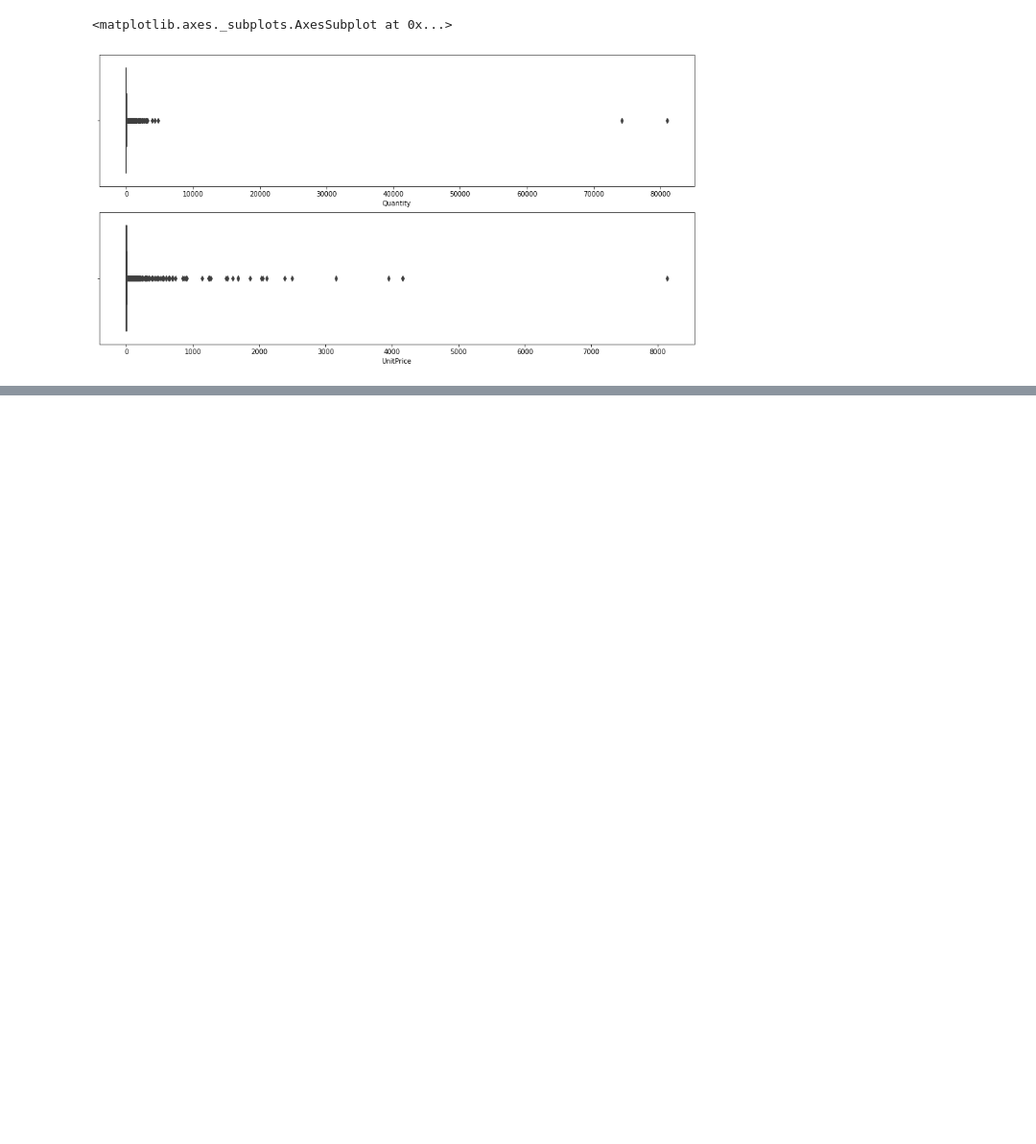
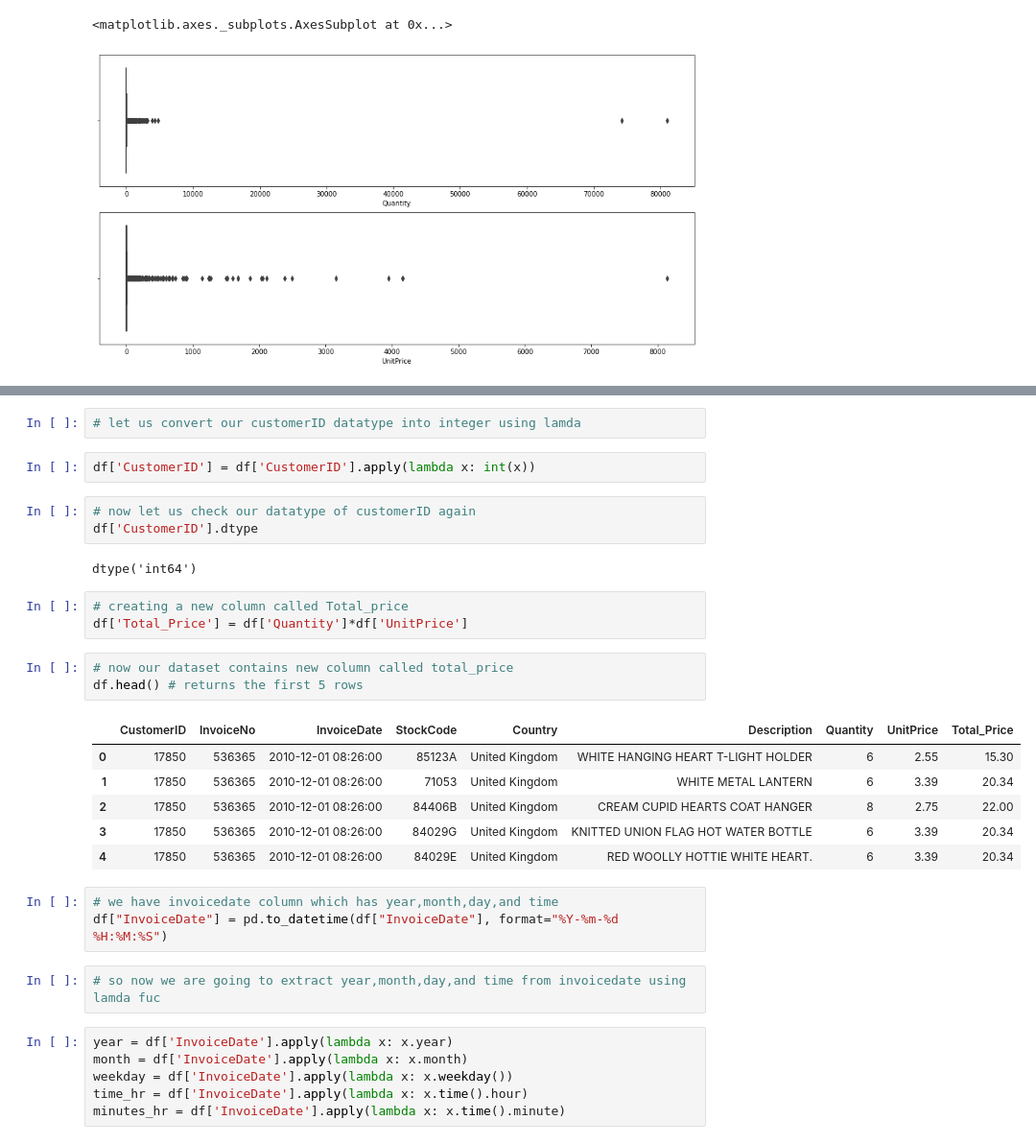
Before and after one commit to PratibhaSanganmath/ML-Online-Retail-Customer-segmentation, a Jupyter notebook: Online_Retail_Customer_Segmentation_1_Capstone_Project.ipynb, the cells around one changed output, grey strips where cells are left out. Shown at 96% size. Saved outputs shown, nothing was run; the diff lists cells and outputs as text; blank space fills up the shorter version.

```diff
--- a/Online_Retail_Customer_Segmentation_1_Capstone_Project.ipynb
+++ b/Online_Retail_Customer_Segmentation_1_Capstone_Project.ipynb
@@ -279,0 +286,33 @@ sns.boxplot(df['UnitPrice'])
+# %%
+# let us convert our customerID datatype into integer using lamda
+# %%
+df['CustomerID'] = df['CustomerID'].apply(lambda x: int(x))
+# %%
+# now let us check our datatype of customerID again
+df['CustomerID'].dtype
+# %% [output]
+dtype('int64')
+# %%
+# creating a new column called Total_price
+df['Total_Price'] = df['Quantity']*df['UnitPrice']
+# %%
+# now our dataset contains new column called total_price
+df.head() # returns the first 5 rows
+# %% [output]
+|  | CustomerID | InvoiceNo | InvoiceDate | StockCode | Country | Description | Quantity | UnitPrice | Total_Price |
+| 0 | 17850 | 536365 | 2010-12-01 08:26:00 | 85123A | United Kingdom | WHITE HANGING HEART T-LIGHT HOLDER | 6 | 2.55 | 15.30 |
+| 1 | 17850 | 536365 | 2010-12-01 08:26:00 | 71053 | United Kingdom | WHITE METAL LANTERN | 6 | 3.39 | 20.34 |
+| 2 | 17850 | 536365 | 2010-12-01 08:26:00 | 84406B | United Kingdom | CREAM CUPID HEARTS COAT HANGER | 8 | 2.75 | 22.00 |
+| 3 | 17850 | 536365 | 2010-12-01 08:26:00 | 84029G | United Kingdom | KNITTED UNION FLAG HOT WATER BOTTLE | 6 | 3.39 | 20.34 |
+| 4 | 17850 | 536365 | 2010-12-01 08:26:00 | 84029E | United Kingdom | RED WOOLLY HOTTIE WHITE HEART. | 6 | 3.39 | 20.34 |
+# %%
+# we have invoicedate column which has year,month,day,and time
+df["InvoiceDate"] = pd.to_datetime(df["InvoiceDate"], format="%Y-%m-%d %H:%M:%S")
+# %%
+# so now we are going to extract year,month,day,and time from invoicedate using lamda fuc
+# %%
+year = df['InvoiceDate'].apply(lambda x: x.year)
+month = df['InvoiceDate'].apply(lambda x: x.month)
+weekday = df['InvoiceDate'].apply(lambda x: x.weekday())
+time_hr = df['InvoiceDate'].apply(lambda x: x.time().hour)
+minutes_hr = df['InvoiceDate'].apply(lambda x: x.time().minute)
```
Also changed, not shown: parts of 7 cells of this notebook.
